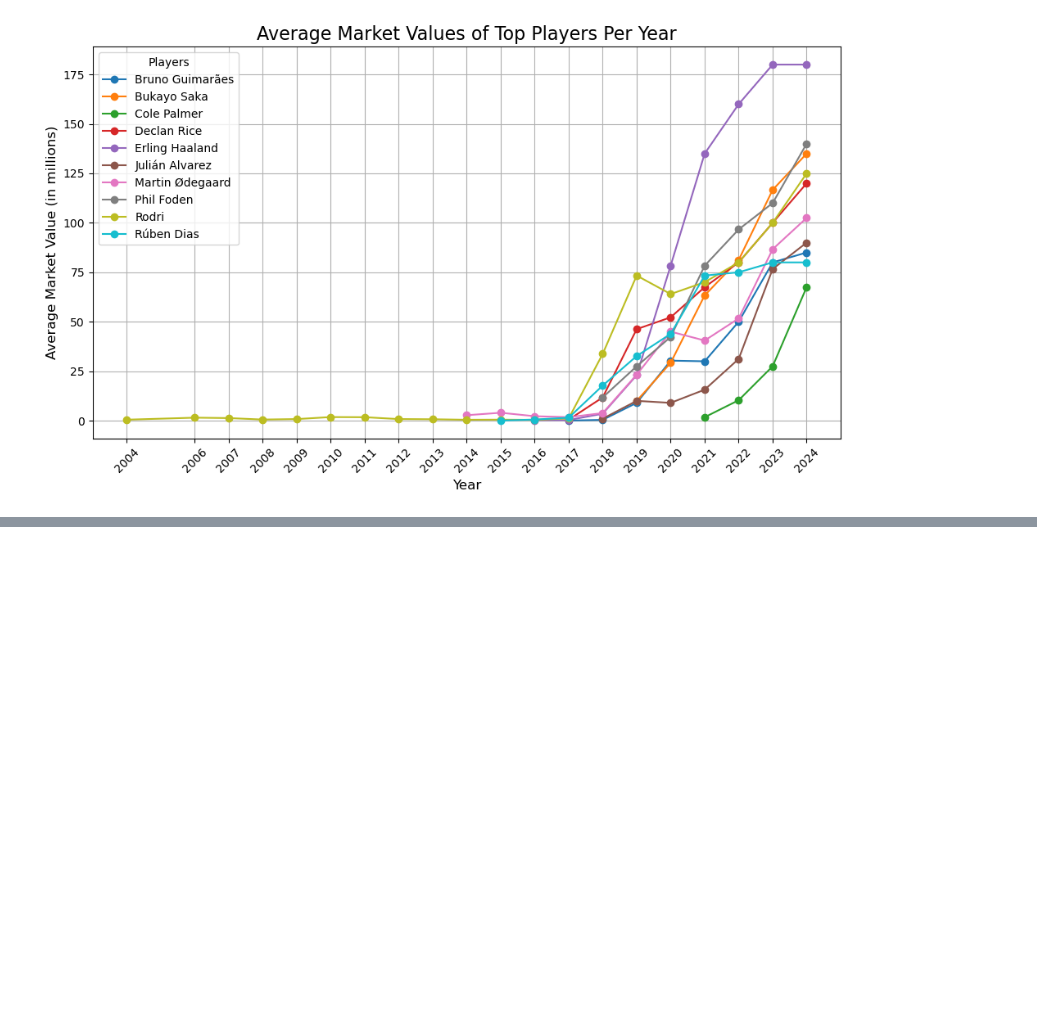
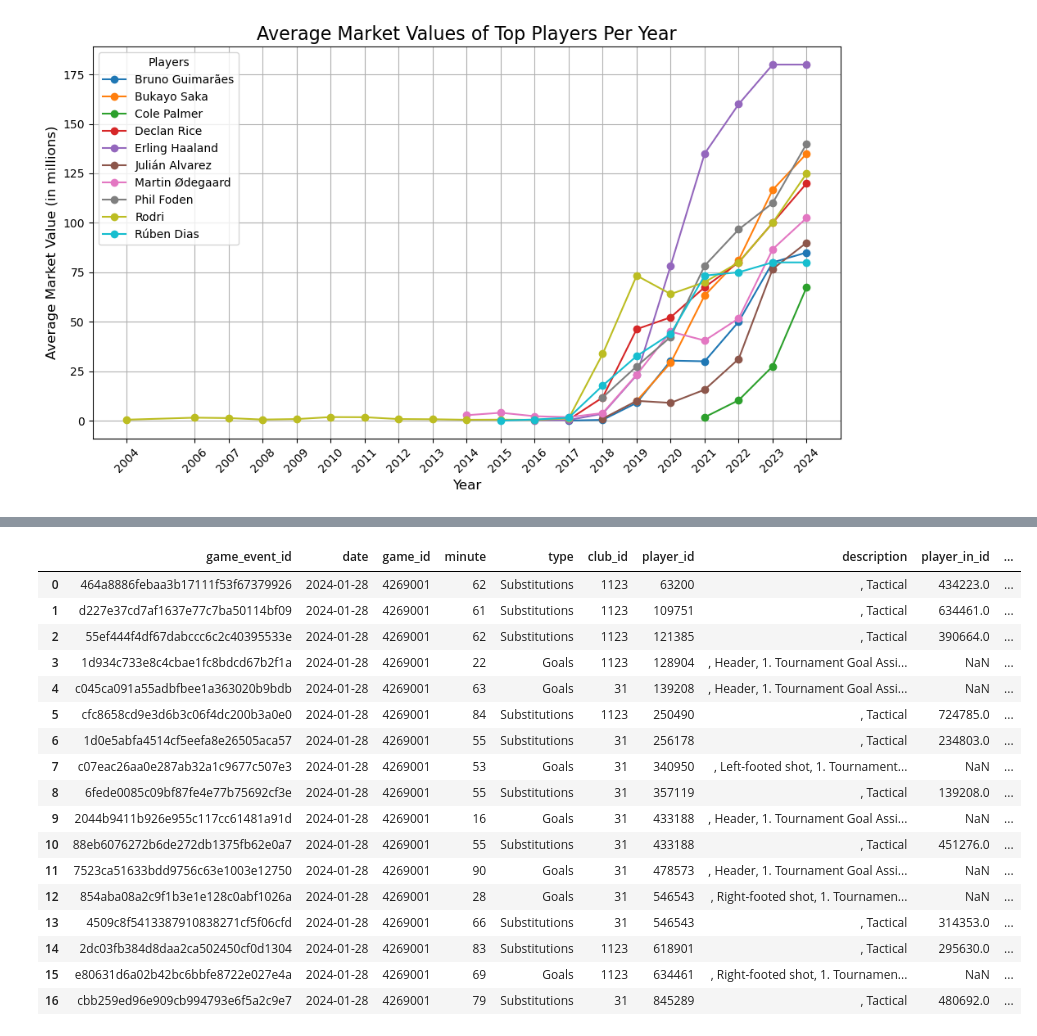
Before and after one commit to shadtome/Score-data, a Jupyter notebook: data_explore/transfer_market_examples.ipynb, the cells around one changed output, grey strips where cells are left out. Cells and saved outputs as stored; diff of their text form; code cells hidden in the pictures; blank space fills up the shorter version.

```diff
--- a/data_explore/transfer_market_examples.ipynb
+++ b/data_explore/transfer_market_examples.ipynb
@@ -467,0 +497,29 @@ plt.show()
+# %%
+con = sql.connect(path)
+
+events= pd.read_sql("""SELECT *
+                        FROM game_events
+                        WHERE game_events.game_id = '4269001'
+                        LIMIT 20;""",con)
+
+con.close()
+events
+# %% [output]
+|  | game_event_id | date | game_id | minute | type | club_id | player_id | description | player_in_id | ... |
+| 0 | 464a8886febaa3b17111f53f67379926 | 2024-01-28 | 4269001 | 62 | Substitutions | 1123 | 63200 | , Tactical | 434223.0 | ... |
+| 1 | d227e37cd7af1637e77c7ba50114bf09 | 2024-01-28 | 4269001 | 61 | Substitutions | 1123 | 109751 | , Tactical | 634461.0 | ... |
+| 2 | 55ef444f4df67dabccc6c2c40395533e | 2024-01-28 | 4269001 | 62 | Substitutions | 1123 | 121385 | , Tactical | 390664.0 | ... |
+| 3 | 1d934c733e8c4cbae1fc8bdcd67b2f1a | 2024-01-28 | 4269001 | 22 | Goals | 1123 | 128904 | , Header, 1. Tournament Goal Assi... | NaN | ... |
+| 4 | c045ca091a55adbfbee1a363020b9bdb | 2024-01-28 | 4269001 | 63 | Goals | 31 | 139208 | , Header, 1. Tournament Goal Assi... | NaN | ... |
+| 5 | cfc8658cd9e3d6b3c06f4dc200b3a0e0 | 2024-01-28 | 4269001 | 84 | Substitutions | 1123 | 250490 | , Tactical | 724785.0 | ... |
+| 6 | 1d0e5abfa4514cf5eefa8e26505aca57 | 2024-01-28 | 4269001 | 55 | Substitutions | 31 | 256178 | , Tactical | 234803.0 | ... |
+| 7 | c07eac26aa0e287ab32a1c9677c507e3 | 2024-01-28 | 4269001 | 53 | Goals | 31 | 340950 | , Left-footed shot, 1. Tournament... | NaN | ... |
+| 8 | 6fede0085c09bf87fe4e77b75692cf3e | 2024-01-28 | 4269001 | 55 | Substitutions | 31 | 357119 | , Tactical | 139208.0 | ... |
+| 9 | 2044b9411b926e955c117cc61481a91d | 2024-01-28 | 4269001 | 16 | Goals | 31 | 433188 | , Header, 1. Tournament Goal Assi... | NaN | ... |
+| 10 | 88eb6076272b6de272db1375fb62e0a7 | 2024-01-28 | 4269001 | 55 | Substitutions | 31 | 433188 | , Tactical | 451276.0 | ... |
+| 11 | 7523ca51633bdd9756c63e1003e12750 | 2024-01-28 | 4269001 | 90 | Goals | 31 | 478573 | , Header, 1. Tournament Goal Assi... | NaN | ... |
+| 12 | 854aba08a2c9f1b3e1e128c0abf1026a | 2024-01-28 | 4269001 | 28 | Goals | 31 | 546543 | , Right-footed shot, 1. Tournamen... | NaN | ... |
+| 13 | 4509c8f5413387910838271cf5f06cfd | 2024-01-28 | 4269001 | 66 | Substitutions | 31 | 546543 | , Tactical | 314353.0 | ... |
+| 14 | 2dc03fb384d8daa2ca502450cf0d1304 | 2024-01-28 | 4269001 | 83 | Substitutions | 1123 | 618901 | , Tactical | 295630.0 | ... |
+| 15 | e80631d6a02b42bc6bbfe8722e027e4a | 2024-01-28 | 4269001 | 69 | Goals | 1123 | 634461 | , Right-footed shot, 1. Tournamen... | NaN | ... |
+| 16 | cbb259ed96e909cb994793e6f5a2c9e7 | 2024-01-28 | 4269001 | 79 | Substitutions | 31 | 845289 | , Tactical | 480692.0 | ... |
```
Also changed, not shown: parts of 5 cells of this notebook, 7 other files.
